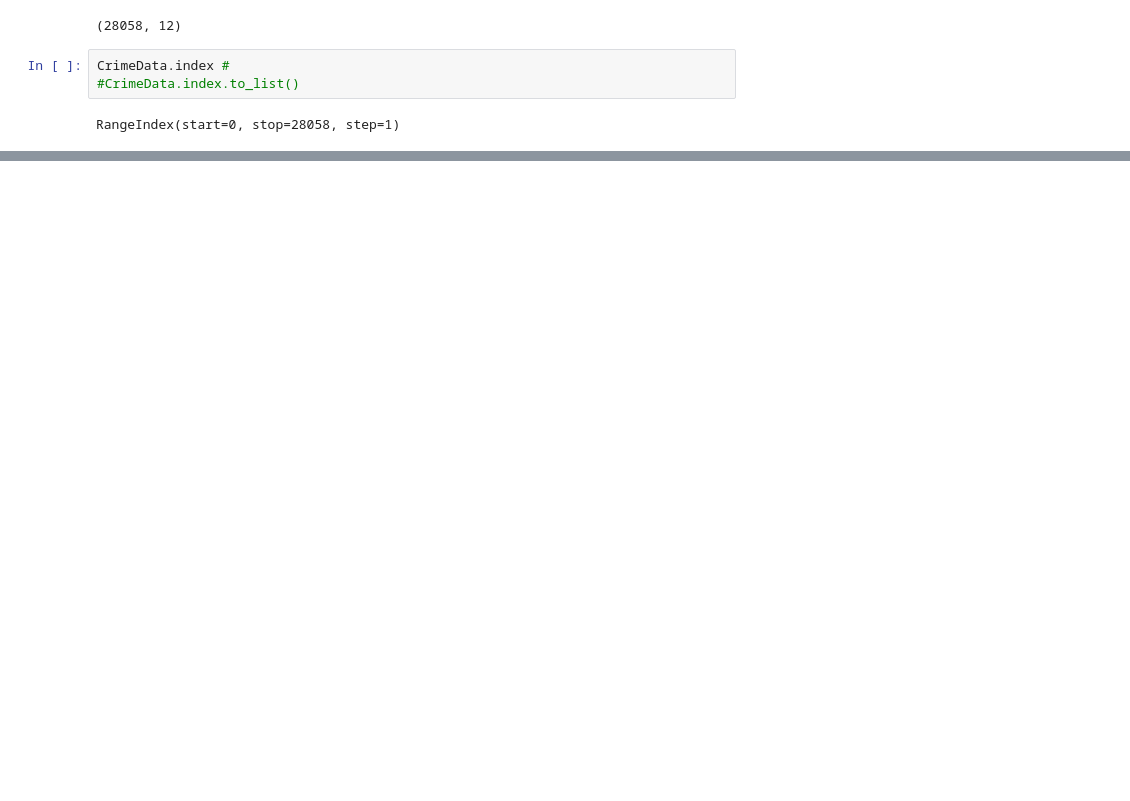
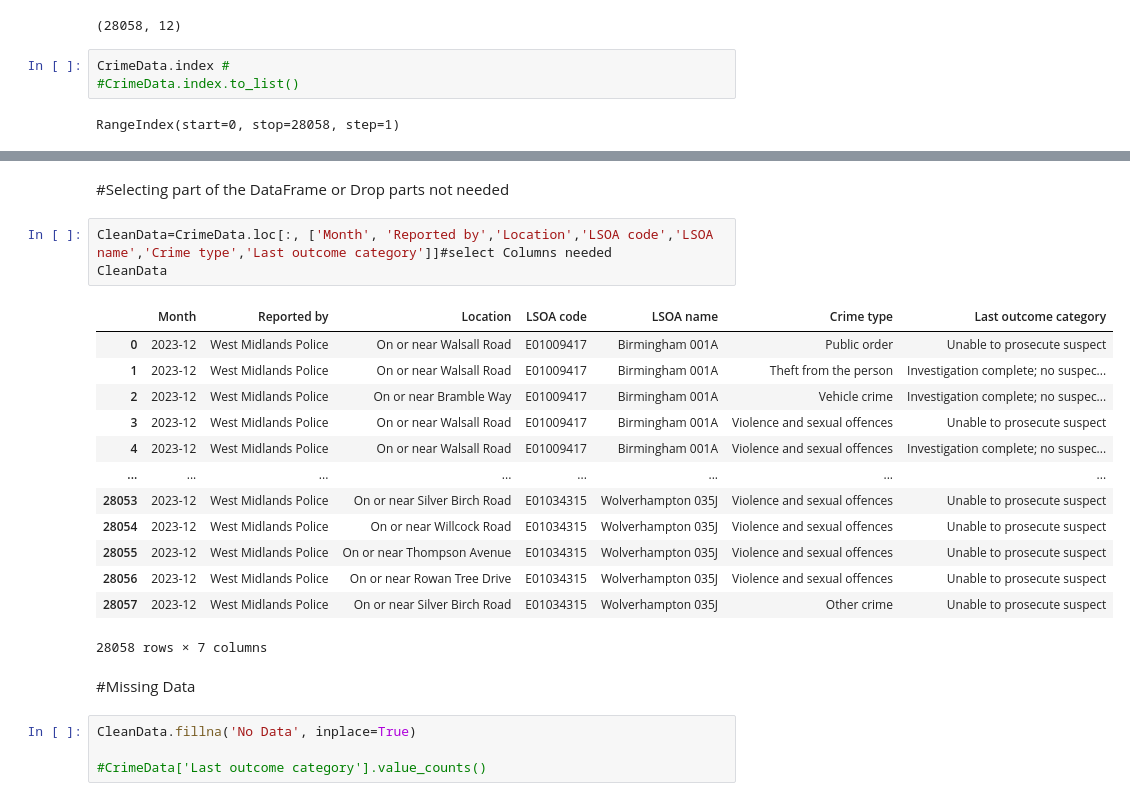
Before and after one commit to zhangwiki86-soton/L7---Data-Analysis-and-Visualisation, a Jupyter notebook: CrimeData.ipynb, the cells around one changed output, grey strips where cells are left out. Saved outputs shown, nothing was run; the diff lists cells and outputs as text; blank space fills up the shorter version.

```diff
--- a/CrimeData.ipynb
+++ b/CrimeData.ipynb
@@ -52,0 +112,25 @@ colomns:
+# %% [markdown]
+#Selecting part of the DataFrame or Drop parts not needed
+# %%
+CleanData=CrimeData.loc[:, ['Month', 'Reported by','Location','LSOA code','LSOA name','Crime type','Last outcome category']]#select Columns needed
+CleanData
+# %% [output]
+|  | Month | Reported by | Location | LSOA code | LSOA name | Crime type | Last outcome category |
+| 0 | 2023-12 | West Midlands Police | On or near Walsall Road | E01009417 | Birmingham 001A | Public order | Unable to prosecute suspect |
+| 1 | 2023-12 | West Midlands Police | On or near Walsall Road | E01009417 | Birmingham 001A | Theft from the person | Investigation complete; no suspec... |
+| 2 | 2023-12 | West Midlands Police | On or near Bramble Way | E01009417 | Birmingham 001A | Vehicle crime | Investigation complete; no suspec... |
+| 3 | 2023-12 | West Midlands Police | On or near Walsall Road | E01009417 | Birmingham 001A | Violence and sexual offences | Unable to prosecute suspect |
+| 4 | 2023-12 | West Midlands Police | On or near Walsall Road | E01009417 | Birmingham 001A | Violence and sexual offences | Investigation complete; no suspec... |
+| ... | ... | ... | ... | ... | ... | ... | ... |
+| 28053 | 2023-12 | West Midlands Police | On or near Silver Birch Road | E01034315 | Wolverhampton 035J | Violence and sexual offences | Unable to prosecute suspect |
+| 28054 | 2023-12 | West Midlands Police | On or near Willcock Road | E01034315 | Wolverhampton 035J | Violence and sexual offences | Unable to prosecute suspect |
+| 28055 | 2023-12 | West Midlands Police | On or near Thompson Avenue | E01034315 | Wolverhampton 035J | Violence and sexual offences | Unable to prosecute suspect |
+| 28056 | 2023-12 | West Midlands Police | On or near Rowan Tree Drive | E01034315 | Wolverhampton 035J | Violence and sexual offences | Unable to prosecute suspect |
+| 28057 | 2023-12 | West Midlands Police | On or near Silver Birch Road | E01034315 | Wolverhampton 035J | Other crime | Unable to prosecute suspect |
+28058 rows × 7 columns
+# %% [markdown]
+#Missing Data
+# %%
+CleanData.fillna('No Data', inplace=True)
+
+#CrimeData['Last outcome category'].value_counts()
```
Also changed, not shown: parts of 10 cells of this notebook.
